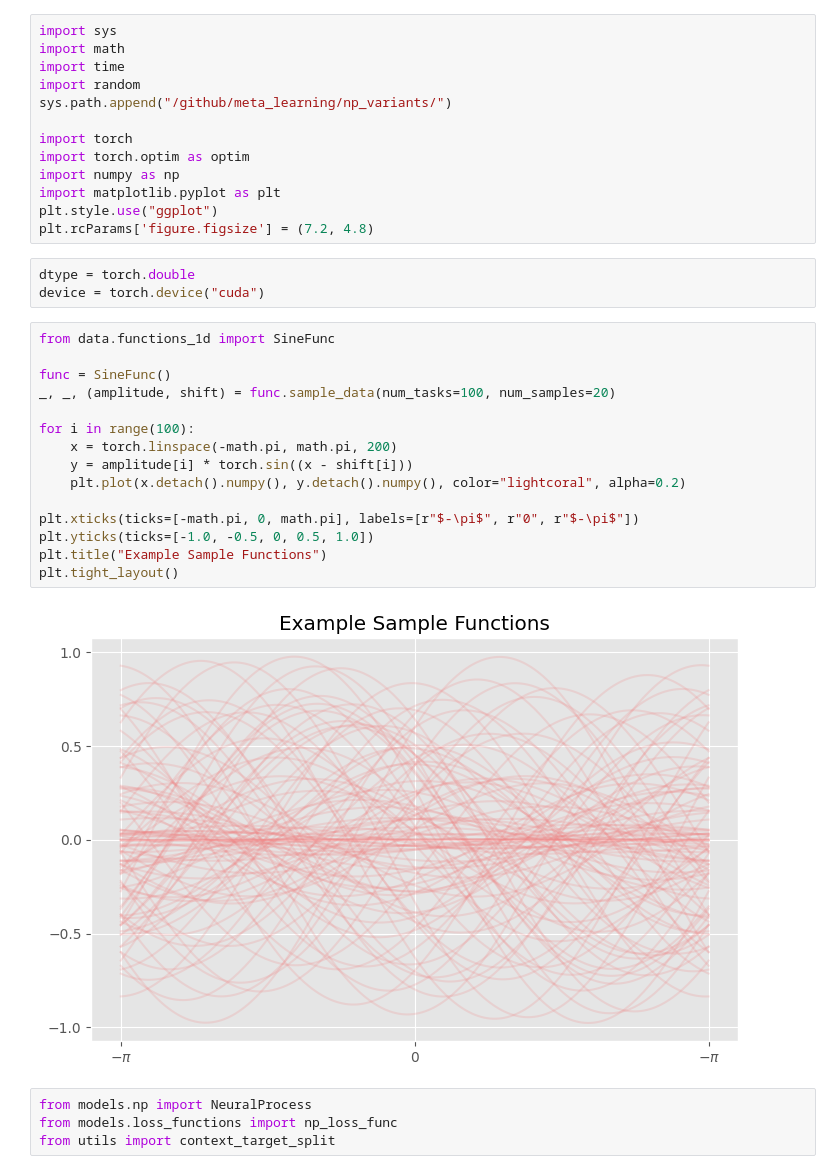
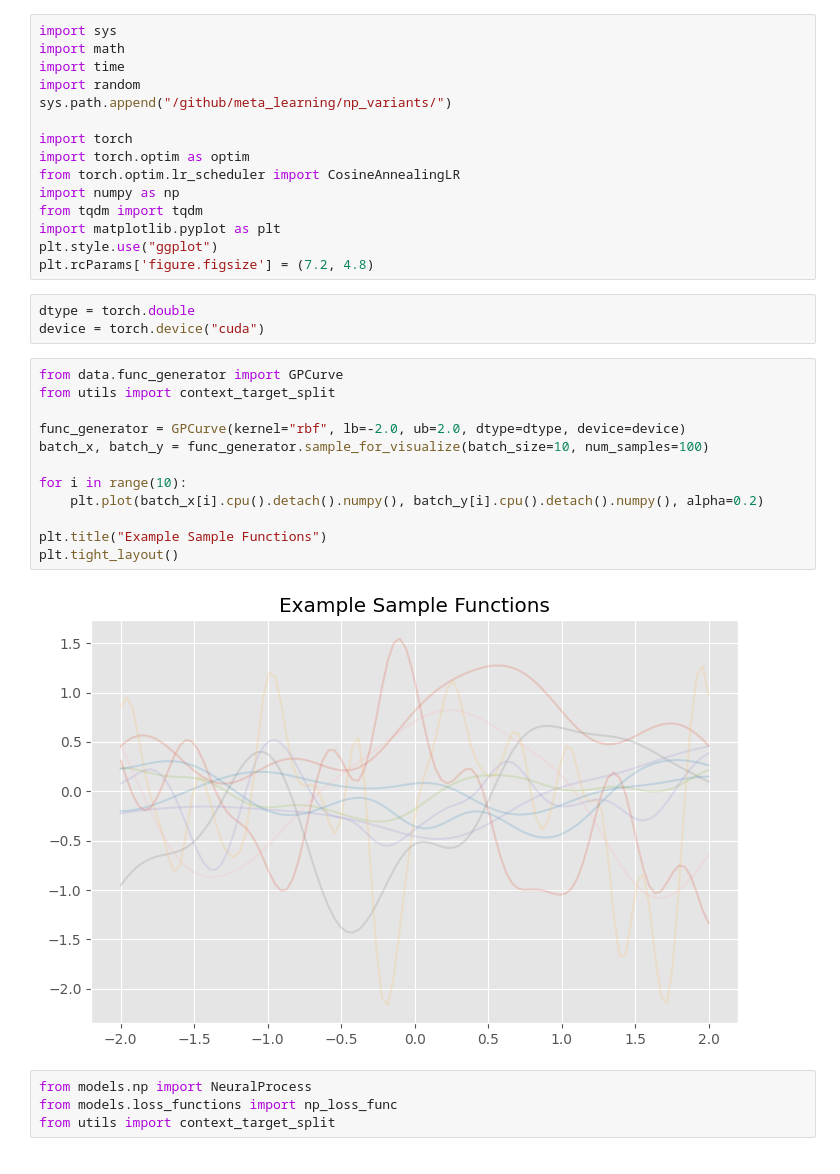
Before and after one commit to dbsxodud-11/np_variants, a Jupyter notebook: notebooks/np.ipynb, the cells around one changed output. Drawn from its saved outputs; the diff is of its cells as text.

```diff
--- a/notebooks/np.ipynb
+++ b/notebooks/np.ipynb
@@ -7,30 +7,29 @@ sys.path.append("/github/meta_learning/np_variants/")
 
 import torch
 import torch.optim as optim
+from torch.optim.lr_scheduler import CosineAnnealingLR
 import numpy as np
+from tqdm import tqdm
 import matplotlib.pyplot as plt
 plt.style.use("ggplot")
 plt.rcParams['figure.figsize'] = (7.2, 4.8)
 # %%
 dtype = torch.double
 device = torch.device("cuda")
-# %%
-from data.functions_1d import SineFunc
-
-func = SineFunc()
-_, _, (amplitude, shift) = func.sample_data(num_tasks=100, num_samples=20)
-
-for i in range(100):
-    x = torch.linspace(-math.pi, math.pi, 200)
-    y = amplitude[i] * torch.sin((x - shift[i]))
-    plt.plot(x.detach().numpy(), y.detach().numpy(), color="lightcoral", alpha=0.2)
-
-plt.xticks(ticks=[-math.pi, 0, math.pi], labels=[r"$-\pi$", r"0", r"$-\pi$"])
-plt.yticks(ticks=[-1.0, -0.5, 0, 0.5, 1.0])
-plt.title("Example Sample Functions")
-plt.tight_layout()
-# %% [output]
-[figure, removed]
+# %%
+from data.func_generator import GPCurve
+from utils import context_target_split
+
+func_generator = GPCurve(kernel="rbf", lb=-2.0, ub=2.0, dtype=dtype, device=device)
+batch_x, batch_y = func_generator.sample_for_visualize(batch_size=10, num_samples=100)
+
+for i in range(10):
+    plt.plot(batch_x[i].cpu().detach().numpy(), batch_y[i].cpu().detach().numpy(), alpha=0.2)
+
+plt.title("Example Sample Functions")
+plt.tight_layout()
+# %% [output]
+[figure, added]
 # %%
 from models.np import NeuralProcess
 from models.loss_functions import np_loss_func
```
Also changed, not shown: parts of 5 cells of this notebook, 6 other files.
